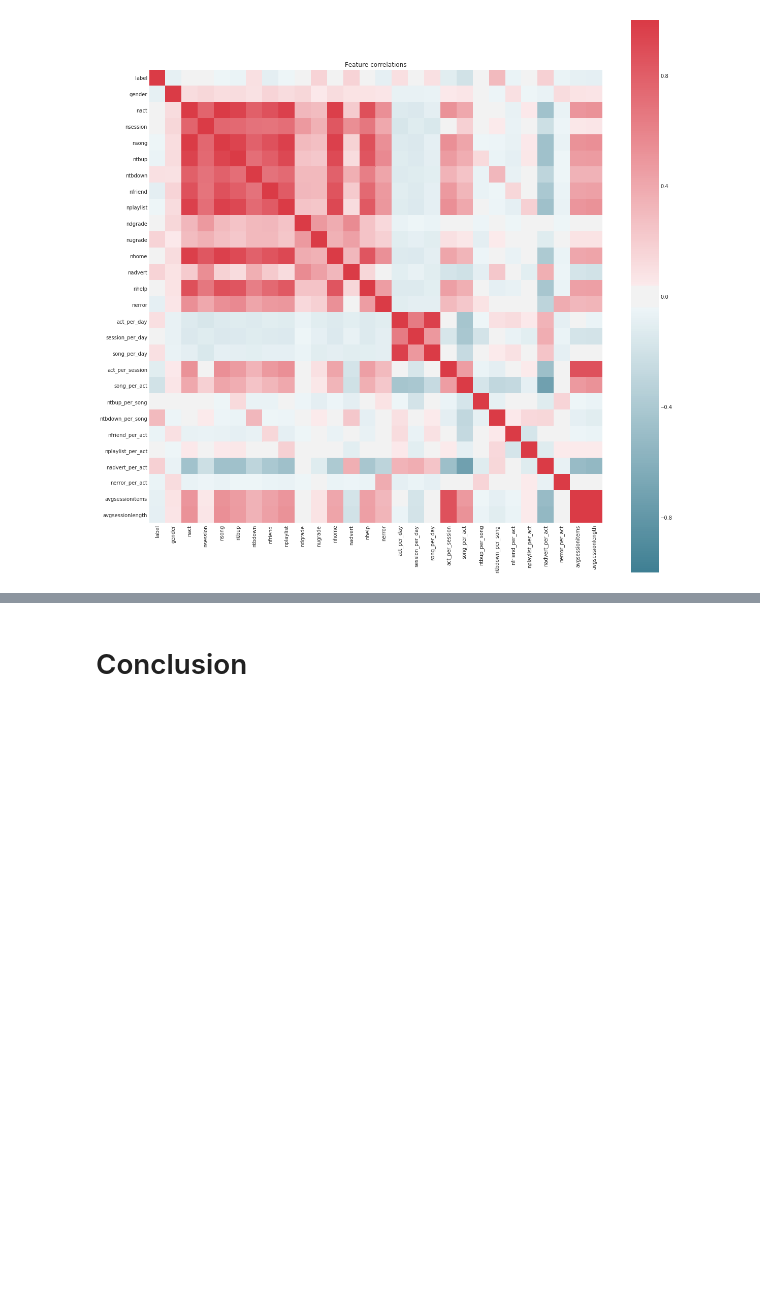
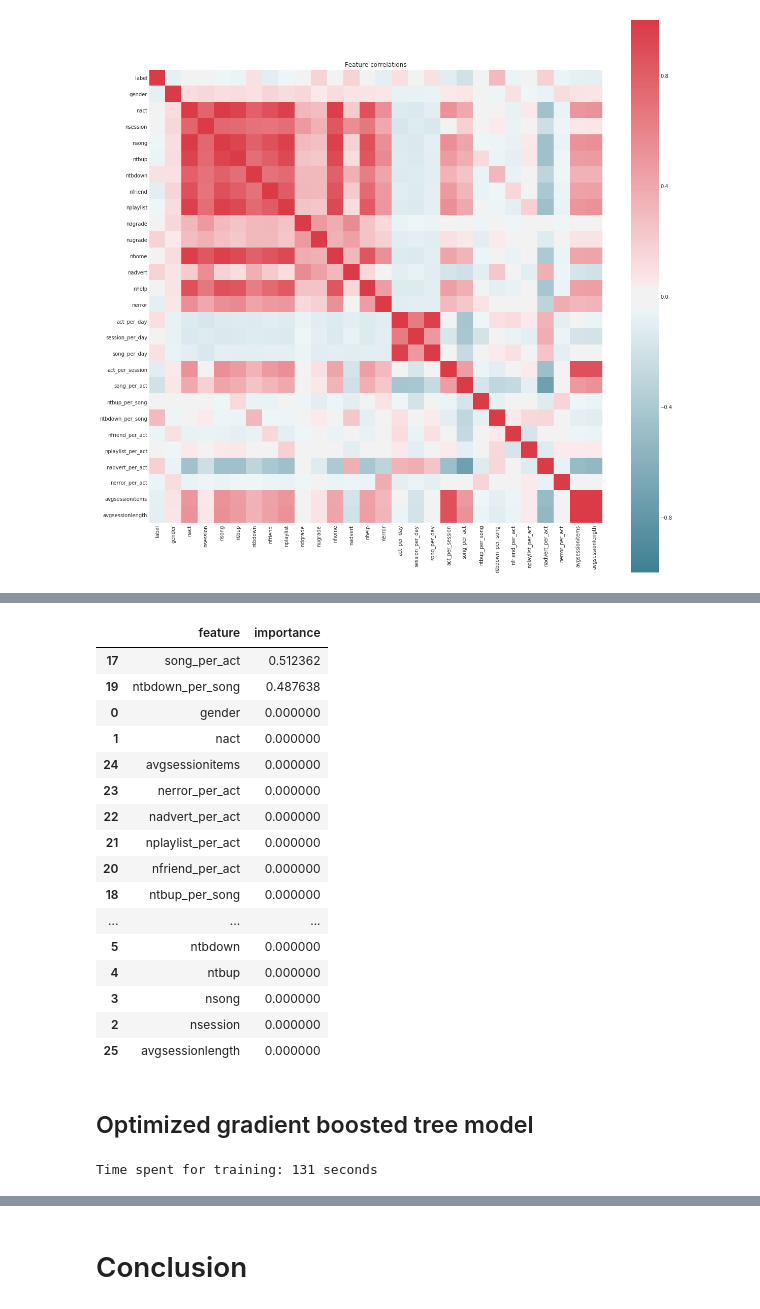
Before and after one commit to zhuzhy1214/sparkify, a Jupyter notebook: Sparkify.ipynb, the cells around one changed output, grey strips where cells are left out. Drawn from its saved outputs; the diff is of its cells as text; code cells hidden in the pictures; blank space fills up the shorter version.

```diff
--- a/Sparkify.ipynb
+++ b/Sparkify.ipynb
@@ -755,0 +962,13 @@ Clean up your code, adding comments and renaming variables to make the code easi
+# %%
+import time
+
+# Retrain the classifier with the best performing parameters
+best_dtc =  DecisionTreeClassifier( maxBins = 5, maxDepth = 3,minInstancesPerNode = 5)
+
+# create the pipeline
+pipeline_best_dtc = Pipeline(stages = [numeric_assembler, scaler, total_assembler, best_dtc])
+
+start = time.time()
+model_best_dtc = pipeline_best_dtc.fit(train_plus_val)
+end = time.time()
+print('Time spent for training: {} seconds'.format(round(end-start)))
@@ -755,0 +1003,41 @@ Clean up your code, adding comments and renaming variables to make the code easi
+# %%
+# Display feature importances
+importances = model_best_dtc.stages[-1].featureImportances
+importances_list = [importances[i] for i in range(len(importances))]
+names = binary_columns + numeric_columns
+pd.DataFrame({"feature": names,"importance": importances_list, }).sort_values('importance', ascending = False)
+# %% [output]
+|  | feature | importance |
+| 17 | song_per_act | 0.512362 |
+| 19 | ntbdown_per_song | 0.487638 |
+| 0 | gender | 0.000000 |
+| 1 | nact | 0.000000 |
+| 24 | avgsessionitems | 0.000000 |
+| 23 | nerror_per_act | 0.000000 |
+| 22 | nadvert_per_act | 0.000000 |
+| 21 | nplaylist_per_act | 0.000000 |
+| 20 | nfriend_per_act | 0.000000 |
+| 18 | ntbup_per_song | 0.000000 |
+| ... | ... | ... |
+| 5 | ntbdown | 0.000000 |
+| 4 | ntbup | 0.000000 |
+| 3 | nsong | 0.000000 |
+| 2 | nsession | 0.000000 |
+| 25 | avgsessionlength | 0.000000 |
+# %% [markdown]
+## Optimized gradient boosted tree model
+# %%
+import time
+
+# Retrain the classifier with the best performing parameters
+best_gbdt =  GBTClassifier(maxIter = 5, maxDepth = 3, minInstancesPerNode = 5, maxBins = 5)
+
+# create the pipeline
+pipeline_best_gbdt = Pipeline(stages = [numeric_assembler, scaler, total_assembler, best_gbdt])
+
+start = time.time()
+model_best_gbdt = pipeline_best_gbdt.fit(train_plus_val)
+end = time.time()
+print('Time spent for training: {} seconds'.format(round(end-start)))
+# %% [output]
+Time spent for training: 131 seconds
```
Also changed, not shown: parts of 58 cells of this notebook.
